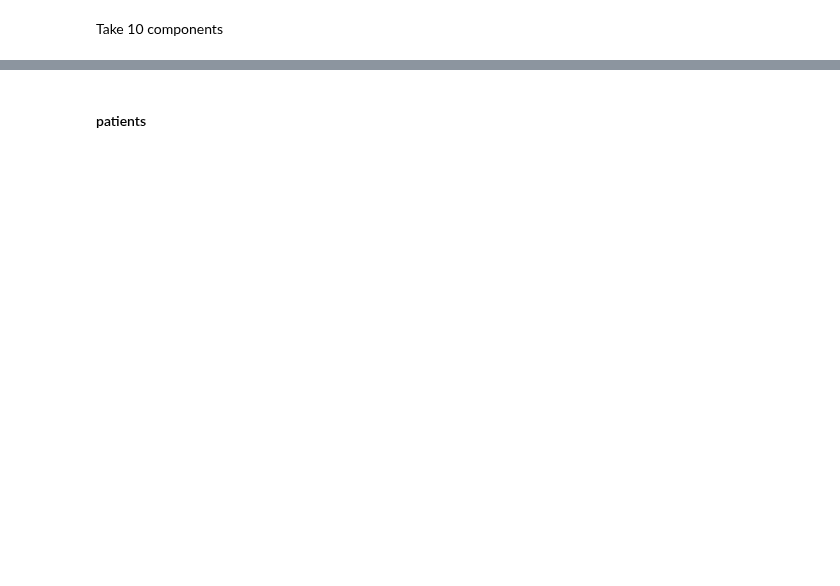
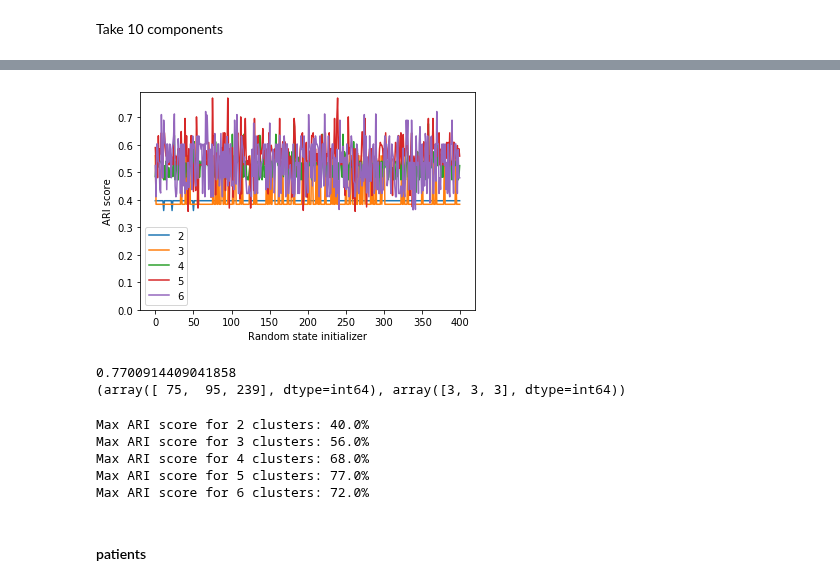
Before and after one commit to valentinoli/pdx, a Jupyter notebook: scripts/clustering_method_comparison.ipynb, the cells around one changed output, grey strips where cells are left out. Saved outputs shown, nothing was run; the diff lists cells and outputs as text; code cells hidden in the pictures; blank space fills up the shorter version.

```diff
--- a/scripts/clustering_method_comparison.ipynb
+++ b/scripts/clustering_method_comparison.ipynb
@@ -48,14 +115,18 @@ Take 10 components
 # %%
-pdx_components = pca.transform(X_pdx_stdized)
+pdx_components = pca.transform(X_pdx_stdized_noctrl)
 pdx_pca = pdx_components[:,:11]
 # %%
-clus = cluster.KMeans(n_clusters=4, random_state=182)
+clus = cluster.KMeans(n_clusters=3, random_state=1)
 predicted = clus.fit_predict(pdx_pca)
 
-score = metrics.adjusted_rand_score(y_pdx, predicted)
+score = metrics.adjusted_rand_score(y_pdx_noctrl, predicted)
 silhouette = metrics.silhouette_score(pdx_pca, predicted, metric='euclidean')
 db = metrics.davies_bouldin_score(pdx_pca, predicted)
 
 print("score is: " + str(score))
 print("silhouette is: " + str(silhouette))
 print("db is: " + str(db))
+
+data = pd.DataFrame(pdx_pca[:,:3], columns=["1st PC", "2nd PC", "3rd PC"])
+data['predicted'] = y_pdx_noctrl.values
+px.scatter_3d(data, x="1st PC", y="2nd PC", z="3rd PC", color='predicted')
@@ -62,20 +138,35 @@ print("db is: " + str(db))
 # %%
 # optimize for ARI score
 
-score = np.zeros((1000,5))
+score = np.zeros((400,5))
 for j in range(score.shape[1]):
     for i in range(score.shape[0]):
         clus = cluster.KMeans(n_clusters=j+2, random_state=i)
         predicted = clus.fit_predict(pdx_pca)
         score[i,j] = metrics.adjusted_rand_score(y_pdx, predicted)
 
 for sc in range(score.shape[1]):
     plt.plot(score[:,sc])
 plt.legend(['2','3','4','5','6'])
 plt.ylim(bottom=0)
+plt.xlabel('Random state initializer')
+plt.ylabel('ARI score')
 plt.show()
 print(score.max())
 print(np.where(score==score.max()))
+# %% [output]
+[figure, added]
+0.7700914409041858
+(array([ 75,  95, 239], dtype=int64), array([3, 3, 3], dtype=int64))
+# %%
+for i in np.arange(score.shape[1]):
+    print("Max ARI score for " + str(i+2)+ " clusters: " + str(np.round(100*score[:,i].max()))+str('%'))
+# %% [output]
+Max ARI score for 2 clusters: 40.0%
+Max ARI score for 3 clusters: 56.0%
+Max ARI score for 4 clusters: 68.0%
+Max ARI score for 5 clusters: 77.0%
+Max ARI score for 6 clusters: 72.0%
 # %% [markdown]
 #### patients
 # %%
```
Also changed, not shown: parts of 12 cells of this notebook.
